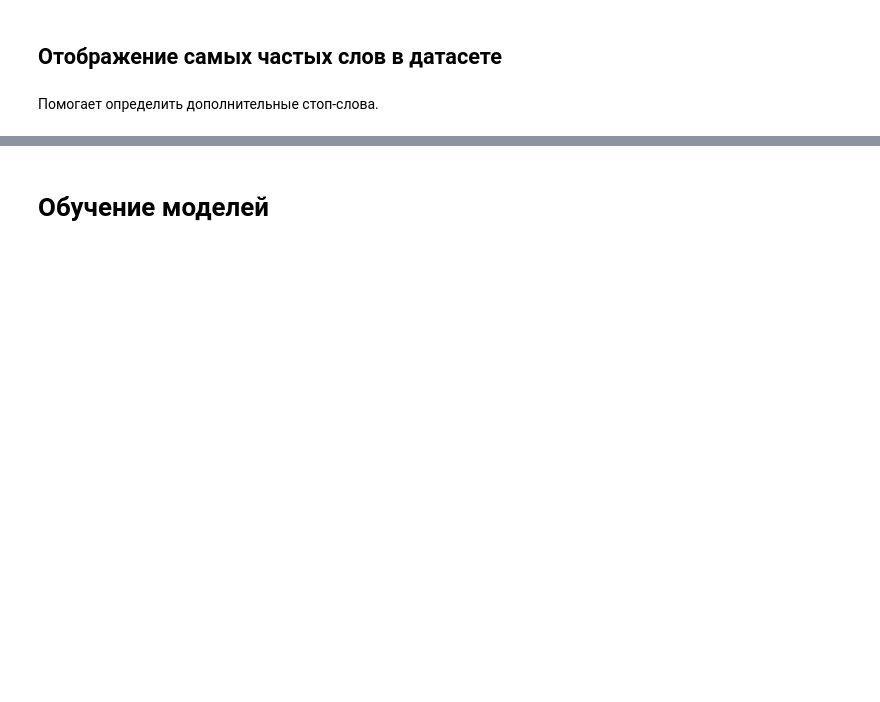
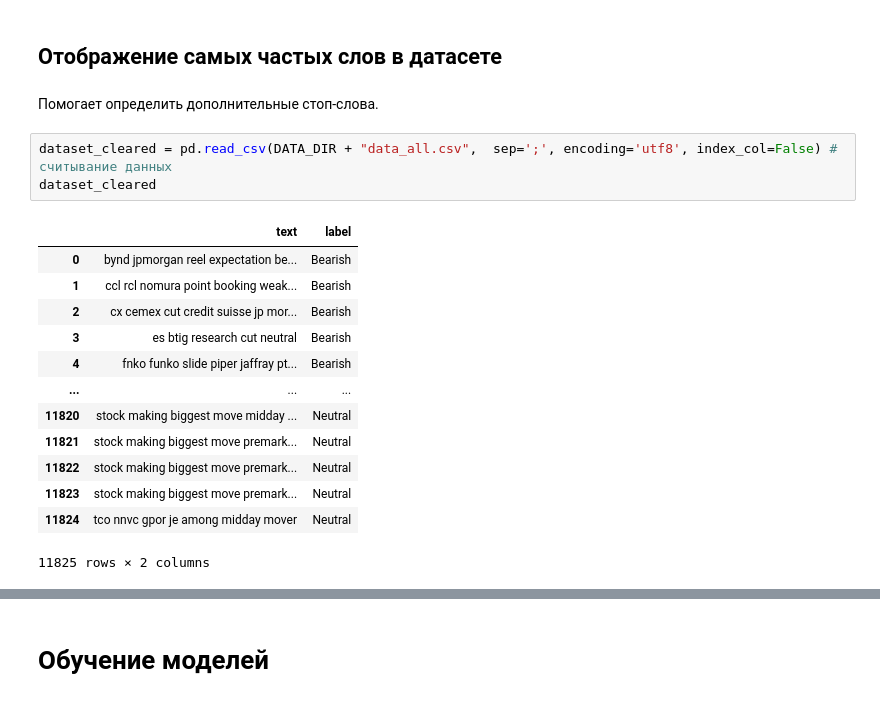
Before and after one commit to DenisKabanov/natural_language_processing, a Jupyter notebook: 2) Bayes classifiers/task.ipynb, the cells around one changed output, grey strips where cells are left out. Cells and saved outputs as stored; diff of their text form; blank space fills up the shorter version.

```diff
--- a/2) Bayes classifiers/task.ipynb
+++ b/2) Bayes classifiers/task.ipynb
@@ -201,5 +213,22 @@ VBox(children=(HBox(children=(IntProgress(value=0, description='0.00%', max=2980
 ## Отображение самых частых слов в датасете
 # %% [markdown]
 Помогает определить дополнительные стоп-слова.
+# %%
+dataset_cleared = pd.read_csv(DATA_DIR + "data_all.csv",  sep=';', encoding='utf8', index_col=False) # считывание данных
+dataset_cleared
+# %% [output]
+|  | text | label |
+| 0 | bynd jpmorgan reel expectation be... | Bearish |
+| 1 | ccl rcl nomura point booking weak... | Bearish |
+| 2 | cx cemex cut credit suisse jp mor... | Bearish |
+| 3 | es btig research cut neutral | Bearish |
+| 4 | fnko funko slide piper jaffray pt... | Bearish |
+| ... | ... | ... |
+| 11820 | stock making biggest move midday ... | Neutral |
+| 11821 | stock making biggest move premark... | Neutral |
+| 11822 | stock making biggest move premark... | Neutral |
+| 11823 | stock making biggest move premark... | Neutral |
+| 11824 | tco nnvc gpor je among midday mover | Neutral |
+11825 rows × 2 columns
 # %%
 wordcloud = WordCloud(background_color="white", max_words=5000, contour_width=3, contour_color='steelblue', width=1000, height=500, random_state=RANDOM_STATE) # создание WordCloud объекта
```
Also changed, not shown: parts of 16 cells of this notebook, 4 other files.
